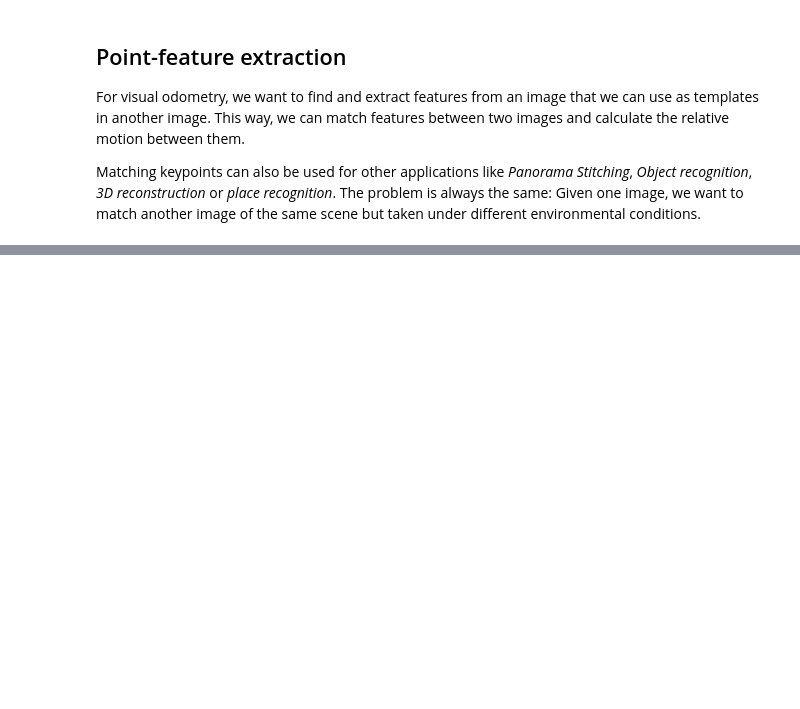
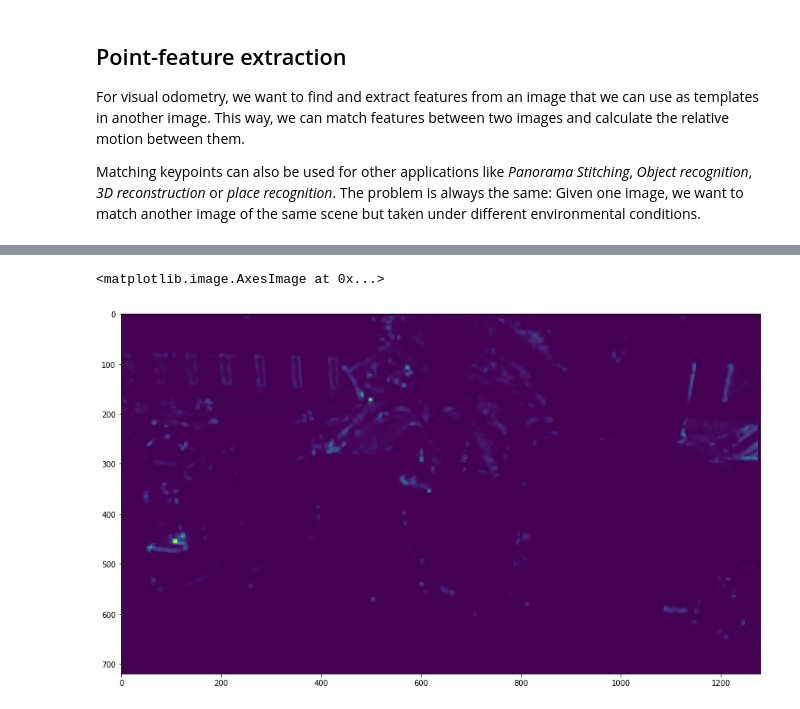
Before and after one commit to polygon-software/python-visual-odometry, a Jupyter notebook: Chapter 6 - Point Feature Detection.ipynb, the cells around one changed output, grey strips where cells are left out. Drawn from its saved outputs; the diff is of its cells as text; code cells hidden in the pictures; blank space fills up the shorter version.

```diff
--- a/Chapter 6 - Point Feature Detection.ipynb
+++ b/Chapter 6 - Point Feature Detection.ipynb
@@ -135,0 +167,67 @@ Both detectors are invariant to rotation changes: The ellipsis roates, but its s
+# %%
+def shi_tomasi(img, patch_size):
+    """
+    Calculates the shi-tomasi cornerness response for a given input image
+
+    :param np.ndarray<float, float> img:    Original image patch of squared size
+    :param int patch_size:                  Path with size (patch_size x patch_size)
+    :return: New image containing cornerness response using Shi Tomasi function at any pixel
+    :rtype: float
+    """
+    # First, we define the sobel filters in both x and y direction
+    sobel_x = np.array(
+        [[-1, 0, 1],
+         [-2, 0, 2],
+         [-1, 0, 1]]
+    )
+    sobel_y = np.rot90(sobel_x, 3)
+
+    # Now we calculate the image derivatives in x (Ix) and y (Iy) directions
+    Ix = convolve2d(img, sobel_x, mode='valid')
+    Iy = convolve2d(img, sobel_y, mode='valid')
+
+    # Recap the definition of the matrix M. We need the sum of a Matrix in the form
+    # [[Ixx Ixy]
+    #  [Ixy Iyy]]
+    # So let's calculate these as well
+    Ixx = Ix ** 2
+    Iyy = Iy ** 2
+    Ixy = Ix * Iy
+
+    # To get M, we need to do a pointwise sumation of the image patches (Ixx, Ixy, Iyy).
+    # We can do this smartly by convolving the images with a filter that has the size of our patch (let's say 3x3)
+    # and look as follows:
+    # [[1 1 1]
+    #  [1 1 1]
+    #  [1 1 1]]
+    # This will result in the central pixel being the sum of the neighbouring pixels, including the central one
+    summation_filter = np.ones((patch_size, patch_size))
+
+    # Let's now convolve Ixx, Ixy and Iyy with this summation filter
+    # This will result in three matrixes containing at each positoin (u, v) the value for SUM(Ixx), SUM(Ixy) and SUM(Iyy)
+    # with the given patch size. To get the value of M at position (u, v), we can therefore construct it as follows:
+    # M = [[sum_Ixx(u, v) sum_Ixy(u, v)]
+    #      [sum_Ixy(u, v) sum_Iyy(u, v)]]
+    sum_Ixx = convolve2d(Ixx, summation_filter, mode='valid')
+    sum_Ixy = convolve2d(Ixy, summation_filter, mode='valid')
+    sum_Iyy = convolve2d(Iyy, summation_filter, mode='valid')
+
+    # We can now calculate the trace and determinant needed for Shi-Tomasi: det(M) - k * trace^2(M)
+    trace = sum_Ixx + sum_Iyy
+    determinant = sum_Ixx * sum_Iyy - sum_Ixy ** 2
+
+    # We can now calculate the score using the trace and determinant
+    scores = trace / 2 - ((trace / 2) ** 2 - determinant) ** 0.5
+    scores[scores < 0] = 0
+
+    # Since we filtered our image, it shrank by half the patch_radius + one pixel, which we add in the end now as
+    # black pixel indicating no shi-tomasi response
+    patch_radius = patch_size // 2
+    return np.pad(scores, (patch_radius + 1, patch_radius + 1), 'constant')
+
+
+score_image = shi_tomasi(img, 9)
+plt.imshow(score_image)
+# %% [output]
+<matplotlib.image.AxesImage at 0x...>
+[figure, added]
```
Also changed, not shown: parts of 6 cells of this notebook, 7 other files.
